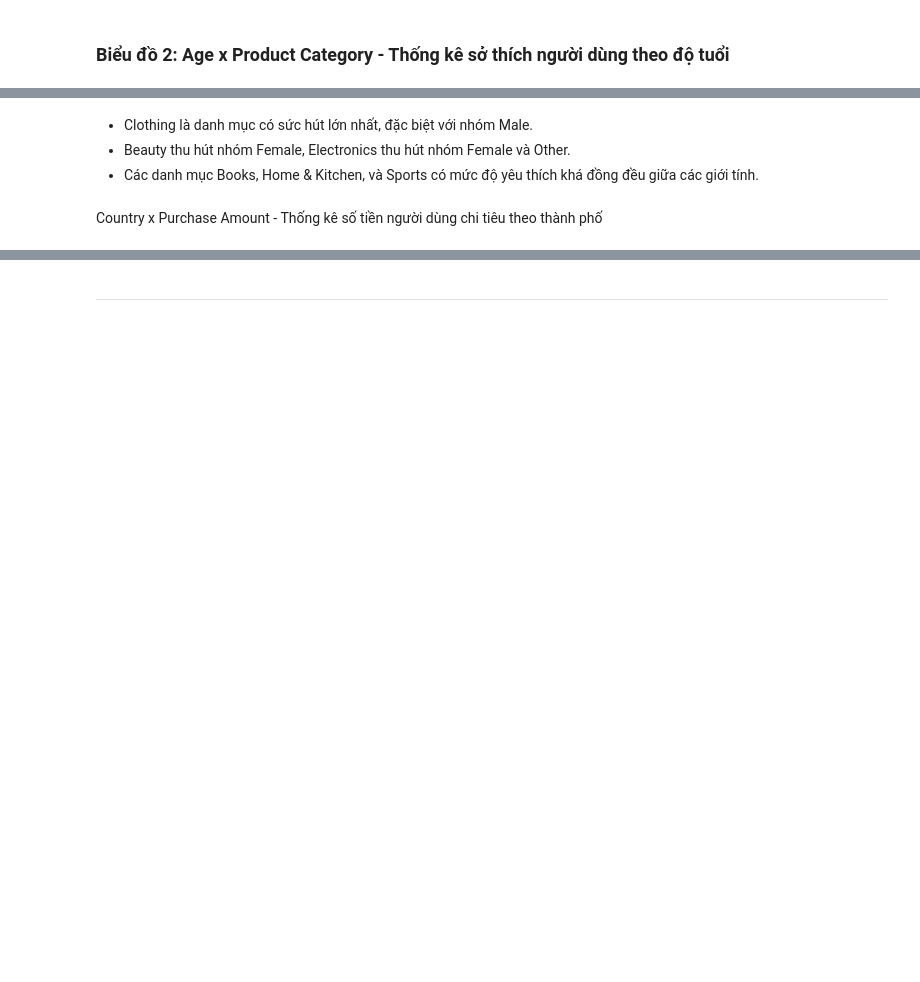
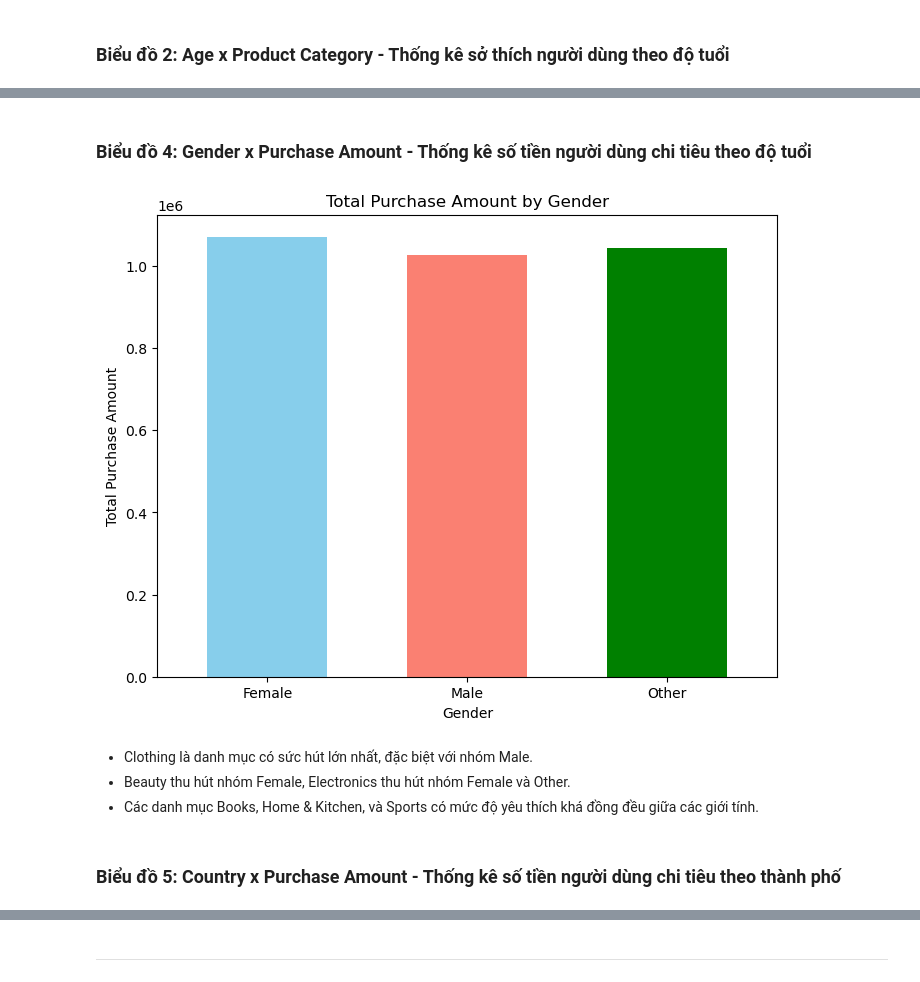
Before and after one commit to VanhHoang/streamlit_web, a Jupyter notebook: Streamlit_ Matplotlib.ipynb, the cells around one changed output, grey strips where cells are left out. Cells and saved outputs as stored; diff of their text form; code cells hidden in the pictures; blank space fills up the shorter version.

```diff
--- a/Streamlit_ Matplotlib.ipynb
+++ b/Streamlit_ Matplotlib.ipynb
@@ -443,6 +429,24 @@ plt.show()
+# %% [markdown]
+### Biểu đồ 4: Gender x Purchase Amount - Thống kê số tiền người dùng chi tiêu theo độ tuổi
+# %%
+import matplotlib.pyplot as plt
+
+# Nhóm dữ liệu theo giới tính và tính tổng chi tiêu
+gender_purchase = df_shopping.groupby('Gender')['Purchase Amount'].sum()
+
+# Vẽ biểu đồ cột
+plt.figure(figsize=(8, 6))
+gender_purchase.plot(kind='bar', color=['skyblue', 'salmon', 'green'], width=0.6)
+plt.title('Total Purchase Amount by Gender')
+plt.xlabel('Gender')
+plt.ylabel('Total Purchase Amount')
+plt.xticks(rotation=0)
+plt.show()
+# %% [output]
+[figure, new version]
 # %% [markdown]
 - Clothing là danh mục có sức hút lớn nhất, đặc biệt với nhóm Male.
 - Beauty thu hút nhóm Female, Electronics thu hút nhóm Female và Other.
 - Các danh mục Books, Home & Kitchen, và Sports có mức độ yêu thích khá đồng đều giữa các giới tính.
 # %% [markdown]
-Country x Purchase Amount - Thống kê số tiền người dùng chi tiêu theo thành phố
+### Biểu đồ 5: Country x Purchase Amount - Thống kê số tiền người dùng chi tiêu theo thành phố
```
Also changed, not shown: parts of 28 cells of this notebook.
